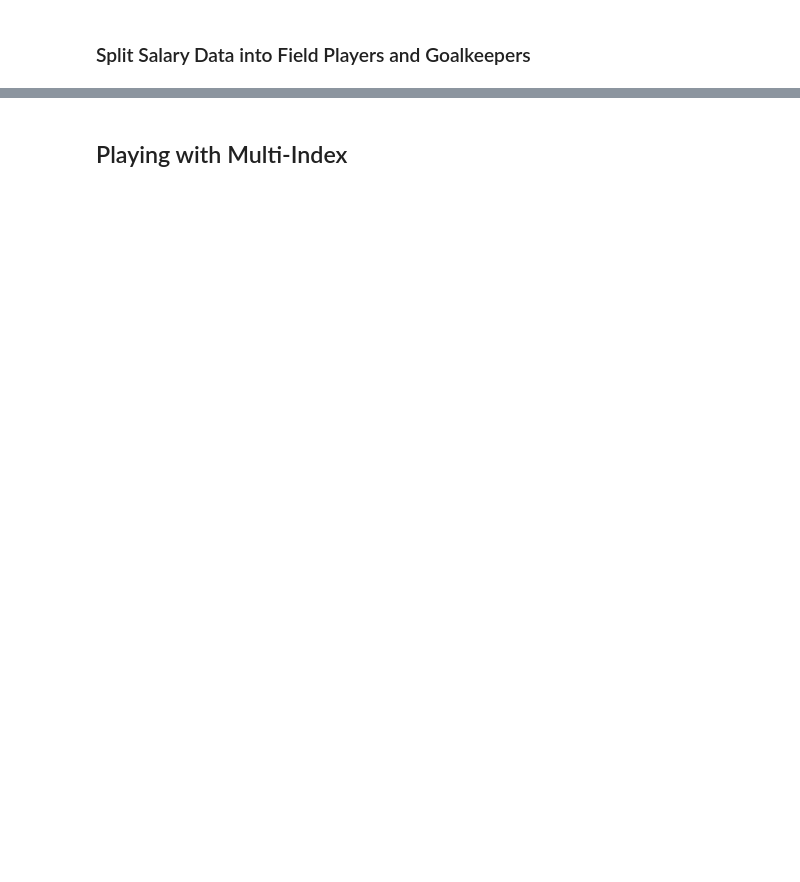
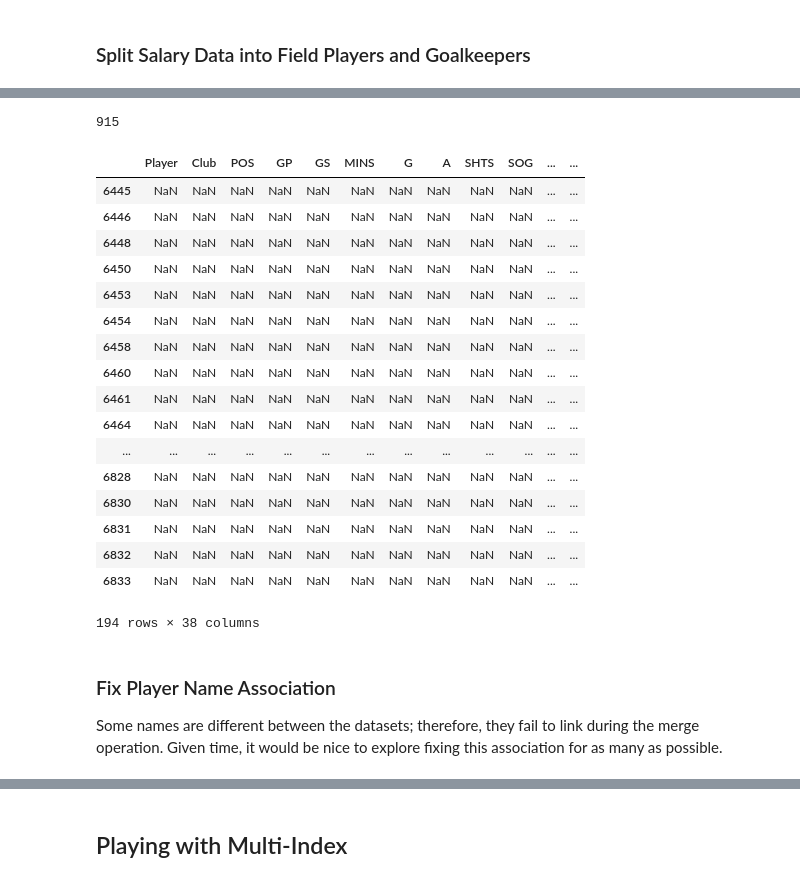
Before and after one commit to cneiderer/Class_Projects, a Jupyter notebook: Project_2/LinkingStats.ipynb, the cells around one changed output, grey strips where cells are left out. Saved outputs shown, nothing was run; the diff lists cells and outputs as text; code cells hidden in the pictures; blank space fills up the shorter version.

```diff
--- a/Project_2/LinkingStats.ipynb
+++ b/Project_2/LinkingStats.ipynb
@@ -146,2 +203,4 @@ salary_df['Guaranteed Compensation'] = salary_df['Guaranteed Compensation'].map(
 # %%
-salary_df = salary_df.groupby(['Year', 'Club', 'Last Name', 'First Name', 'Player', 'POS'], as_index=False).mean()
+# Sort dataframe by Date, then keep last reported salary from the groupby
+salary_df = salary_df.sort_values(['Date', 'Year', 'Club'])
+salary_df = salary_df.groupby(['Year', 'Club', 'Last Name', 'First Name', 'Player', 'POS'], as_index=False).first()
@@ -160 +226,5 @@ fp_combo_df = pd.merge(fp_df, fp_salary_df, how='outer',
+# %%
+# Not merging on Club because this causes issues
+cols = ['Year', 'Last Name']
+df = pd.merge(fp_df, fp_salary_df, how='outer', left_on=cols, right_on=cols, suffixes=['', '_Dup'])
 # %%
@@ -212,3 +231,0 @@ pd.merge(guzan_stats, guzan_money, how='outer',
-# %%
-cols = ['Year', 'Player']
-df = pd.merge(merged_df, salary_df, how='outer', left_on=cols, right_on=cols, suffixes=['', '_Dup'])
@@ -242,0 +251,27 @@ import fuzzywuzzy as fwuzz
+# %%
+bad_merge = df[df.isnull().any(axis=1)]
+# %%
+len(bad_merge)
+# %% [output]
+915
+# %%
+bad_merge[bad_merge['Base Salary'] > 100000]
+# %% [output]
+|  | Player | Club | POS | GP | GS | MINS | G | A | SHTS | SOG | ... | ... |
+| 6445 | NaN | NaN | NaN | NaN | NaN | NaN | NaN | NaN | NaN | NaN | ... | ... |
+| 6446 | NaN | NaN | NaN | NaN | NaN | NaN | NaN | NaN | NaN | NaN | ... | ... |
+| 6448 | NaN | NaN | NaN | NaN | NaN | NaN | NaN | NaN | NaN | NaN | ... | ... |
+| 6450 | NaN | NaN | NaN | NaN | NaN | NaN | NaN | NaN | NaN | NaN | ... | ... |
+| 6453 | NaN | NaN | NaN | NaN | NaN | NaN | NaN | NaN | NaN | NaN | ... | ... |
+| 6454 | NaN | NaN | NaN | NaN | NaN | NaN | NaN | NaN | NaN | NaN | ... | ... |
+| 6458 | NaN | NaN | NaN | NaN | NaN | NaN | NaN | NaN | NaN | NaN | ... | ... |
+| 6460 | NaN | NaN | NaN | NaN | NaN | NaN | NaN | NaN | NaN | NaN | ... | ... |
+| 6461 | NaN | NaN | NaN | NaN | NaN | NaN | NaN | NaN | NaN | NaN | ... | ... |
+| 6464 | NaN | NaN | NaN | NaN | NaN | NaN | NaN | NaN | NaN | NaN | ... | ... |
+| ... | ... | ... | ... | ... | ... | ... | ... | ... | ... | ... | ... | ... |
+| 6828 | NaN | NaN | NaN | NaN | NaN | NaN | NaN | NaN | NaN | NaN | ... | ... |
+| 6830 | NaN | NaN | NaN | NaN | NaN | NaN | NaN | NaN | NaN | NaN | ... | ... |
+| 6831 | NaN | NaN | NaN | NaN | NaN | NaN | NaN | NaN | NaN | NaN | ... | ... |
+| 6832 | NaN | NaN | NaN | NaN | NaN | NaN | NaN | NaN | NaN | NaN | ... | ... |
+| 6833 | NaN | NaN | NaN | NaN | NaN | NaN | NaN | NaN | NaN | NaN | ... | ... |
+194 rows × 38 columns
@@ -243,3 +281,6 @@ import fuzzywuzzy as fwuzz
+# %% [markdown]
+### Fix Player Name Association
+Some names are different between the datasets; therefore, they fail to link during the merge operation.  Given time, it would be nice to explore fixing this association for as many as possible.
 # %%
 players1 = pd.concat([fp_df.Player, gk_df.Player], ignore_index=True).unique()
 # %%
```
Also changed, not shown: parts of 45 cells of this notebook, 1 other file.
